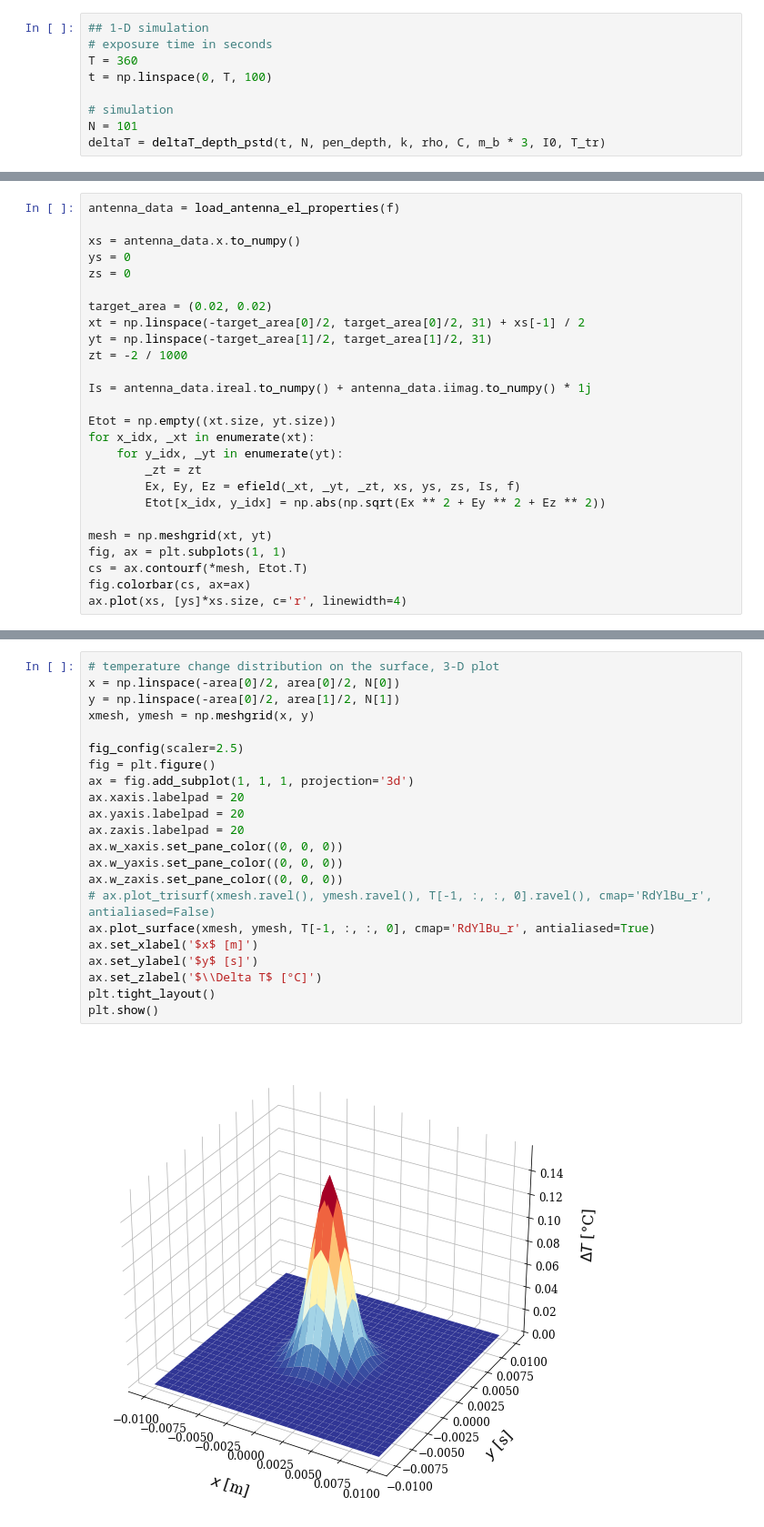
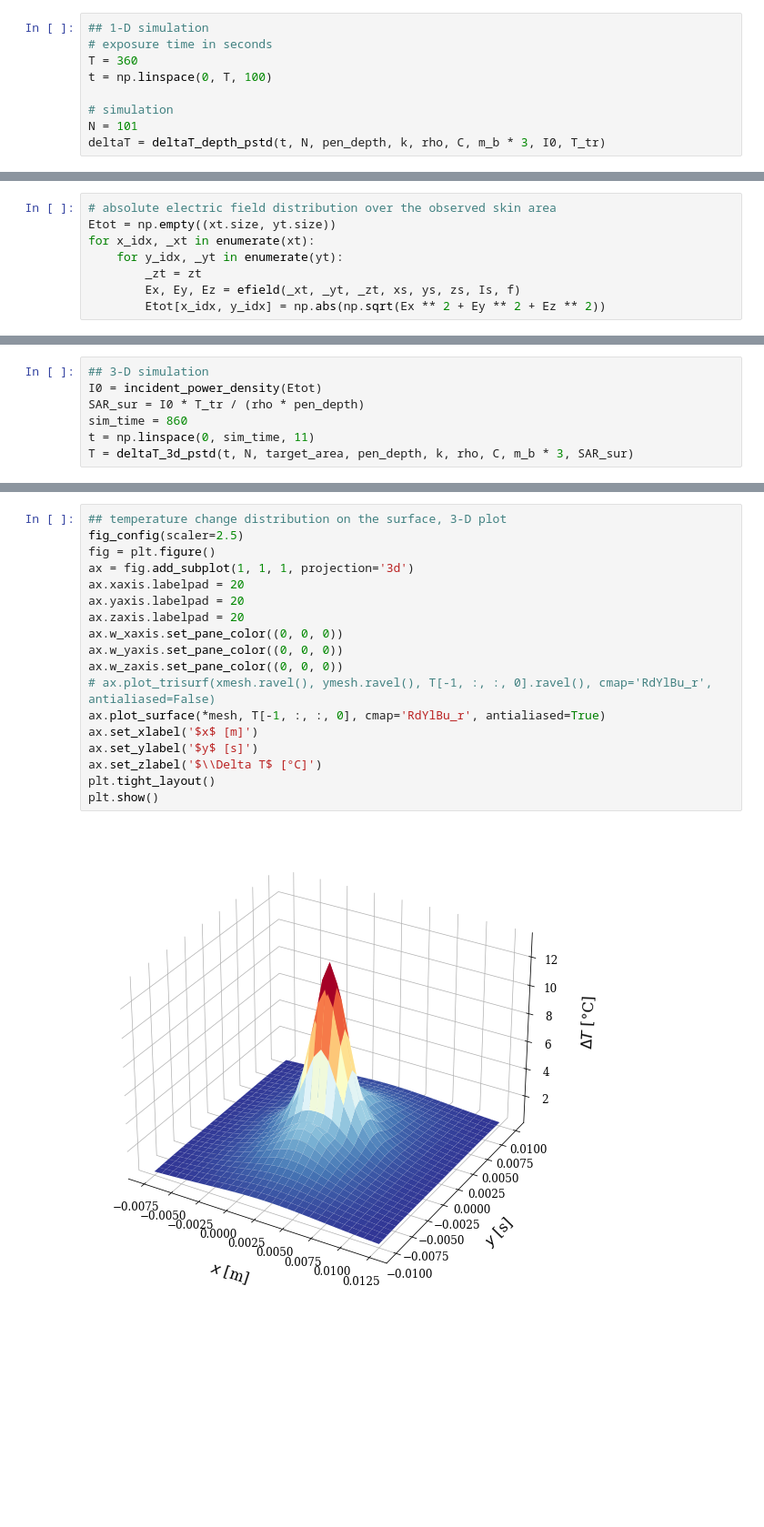
Before and after one commit to akapet00/EMF-exposure-analysis, a Jupyter notebook: demo.ipynb, the cells around one changed output, grey strips where cells are left out. Shown: that part at 91% size. Drawn from its saved outputs; the diff is of its cells as text; blank space fills up the shorter version.

```diff
--- a/demo.ipynb
+++ b/demo.ipynb
@@ -149,28 +199,10 @@ plt.show()
 # %%
-antenna_data = load_antenna_el_properties(f)
-
-xs = antenna_data.x.to_numpy()
-ys = 0
-zs = 0
-
-target_area = (0.02, 0.02)
-xt = np.linspace(-target_area[0]/2, target_area[0]/2, 31) + xs[-1] / 2
-yt = np.linspace(-target_area[1]/2, target_area[1]/2, 31)
-zt = -2 / 1000
-
-Is = antenna_data.ireal.to_numpy() + antenna_data.iimag.to_numpy() * 1j
-
+# absolute electric field distribution over the observed skin area
 Etot = np.empty((xt.size, yt.size))
 for x_idx, _xt in enumerate(xt):
     for y_idx, _yt in enumerate(yt):
         _zt = zt
         Ex, Ey, Ez = efield(_xt, _yt, _zt, xs, ys, zs, Is, f)
         Etot[x_idx, y_idx] = np.abs(np.sqrt(Ex ** 2 + Ey ** 2 + Ez ** 2))
-
-mesh = np.meshgrid(xt, yt)
-fig, ax = plt.subplots(1, 1)
-cs = ax.contourf(*mesh, Etot.T)
-fig.colorbar(cs, ax=ax)
-ax.plot(xs, [ys]*xs.size, c='r', linewidth=4)
 # %% [output]
 WARNING:absl:No GPU/TPU found, falling back to CPU. (Set TF_CPP_MIN_LOG_LEVEL=0 and rerun for more info.)
@@ -182 +227,8 @@ SAR_sur = I0 * T_tr / (rho * pen_depth)
+# %%
+## 3-D simulation
+I0 = incident_power_density(Etot)
+SAR_sur = I0 * T_tr / (rho * pen_depth)
+sim_time = 860
+t = np.linspace(0, sim_time, 11)
+T = deltaT_3d_pstd(t, N, target_area, pen_depth, k, rho, C, m_b * 3, SAR_sur)
 # %%
@@ -190,27 +236,23 @@ TypeError: cannot unpack non-iterable int object
 # %%
-# temperature change distribution on the surface, 3-D plot
-x = np.linspace(-area[0]/2, area[0]/2, N[0])
-y = np.linspace(-area[0]/2, area[1]/2, N[1])
-xmesh, ymesh = np.meshgrid(x, y)
-
+## temperature change distribution on the surface, 3-D plot
 fig_config(scaler=2.5)
 fig = plt.figure()
 ax = fig.add_subplot(1, 1, 1, projection='3d')
 ax.xaxis.labelpad = 20
 ax.yaxis.labelpad = 20
 ax.zaxis.labelpad = 20
 ax.w_xaxis.set_pane_color((0, 0, 0))
 ax.w_yaxis.set_pane_color((0, 0, 0))
 ax.w_zaxis.set_pane_color((0, 0, 0))
 # ax.plot_trisurf(xmesh.ravel(), ymesh.ravel(), T[-1, :, :, 0].ravel(), cmap='RdYlBu_r', antialiased=False)
-ax.plot_surface(xmesh, ymesh, T[-1, :, :, 0], cmap='RdYlBu_r', antialiased=True)
+ax.plot_surface(*mesh, T[-1, :, :, 0], cmap='RdYlBu_r', antialiased=True)
 ax.set_xlabel('$x$ [m]')
 ax.set_ylabel('$y$ [s]')
 ax.set_zlabel('$\\Delta T$ [°C]')
 plt.tight_layout()
 plt.show()
 # %% [output]
-[figure, old version]
+[figure, new version]
 # %%
 # temperature change distribution on the surface, heatmap
 fig_config(scaler=1.5)
```
Also changed, not shown: parts of 15 cells of this notebook, 3 other files.
